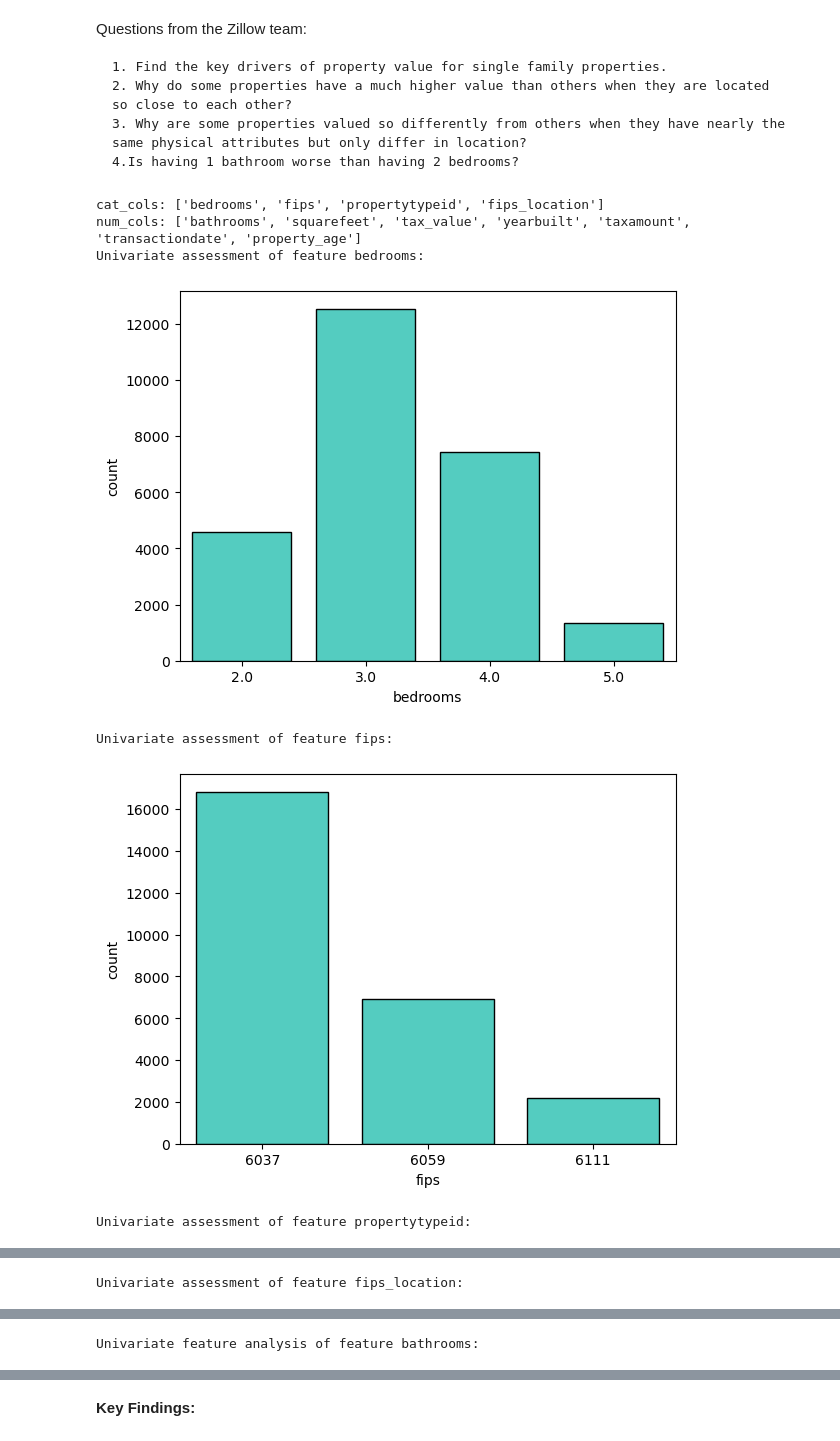
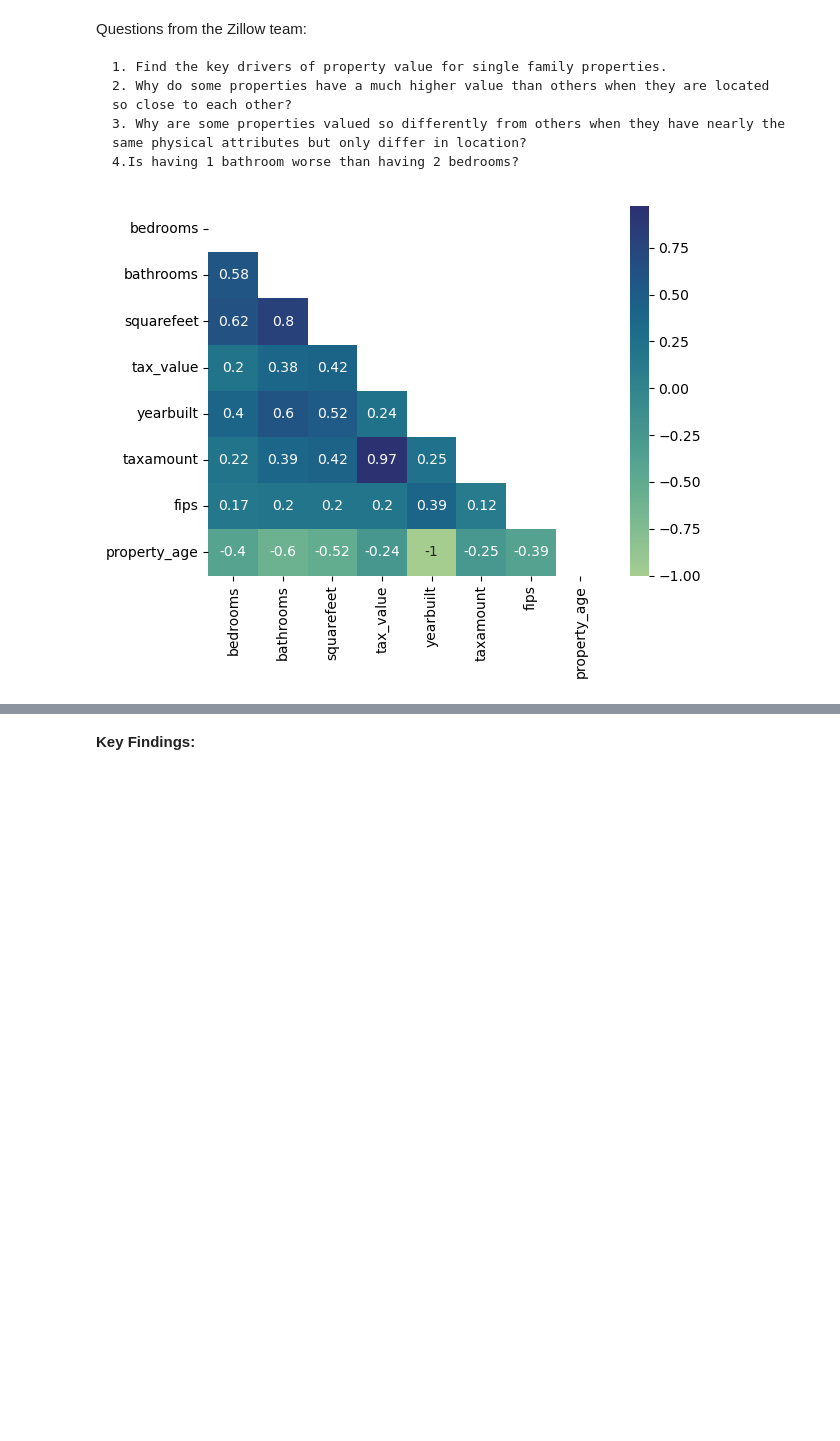
Before and after one commit to caroline-miller0921/project_regression_zillow, a Jupyter notebook: zillow_report.ipynb, the cells around one changed output, grey strips where cells are left out. Saved outputs shown, nothing was run; the diff lists cells and outputs as text; code cells hidden in the pictures; blank space fills up the shorter version.

Commit message:
updating zillow report

```diff
--- a/zillow_report.ipynb
+++ b/zillow_report.ipynb
@@ -122,13 +122,11 @@ Questions from the Zillow team:
 # %%
 # Call function from wrangle.py which visualizes the features through univariate, bivariate, and
 # multivariate exploratory analysis
 
-wrangle.viz_explore(train, 'tax_value')
+# wrangle.viz_explore(train, 'tax_value')
+
+zillow_corr = train.drop(columns={'transactiondate', 'propertytypeid'}).corr(method='spearman')
+sns.heatmap(zillow_corr, cmap='crest', annot=True, mask=np.triu(zillow_corr))
+plt.show()
 # %% [output]
-cat_cols: ['bedrooms', 'fips', 'propertytypeid', 'fips_location']
-num_cols: ['bathrooms', 'squarefeet', 'tax_value', 'yearbuilt', 'taxamount', 'transactiondate', 'property_age']
-Univariate assessment of feature bedrooms:
-[figure, old version]
+[figure, new version]
-Univariate assessment of feature fips:
-[figure, removed]
-Univariate assessment of feature propertytypeid:
@@ -136 +132,0 @@ Univariate assessment of feature propertytypeid:
-Univariate assessment of feature fips_location:
@@ -138 +132,0 @@ Univariate assessment of feature fips_location:
-Univariate feature analysis of feature bathrooms:
```
Also changed, not shown: parts of 3 cells of this notebook.
